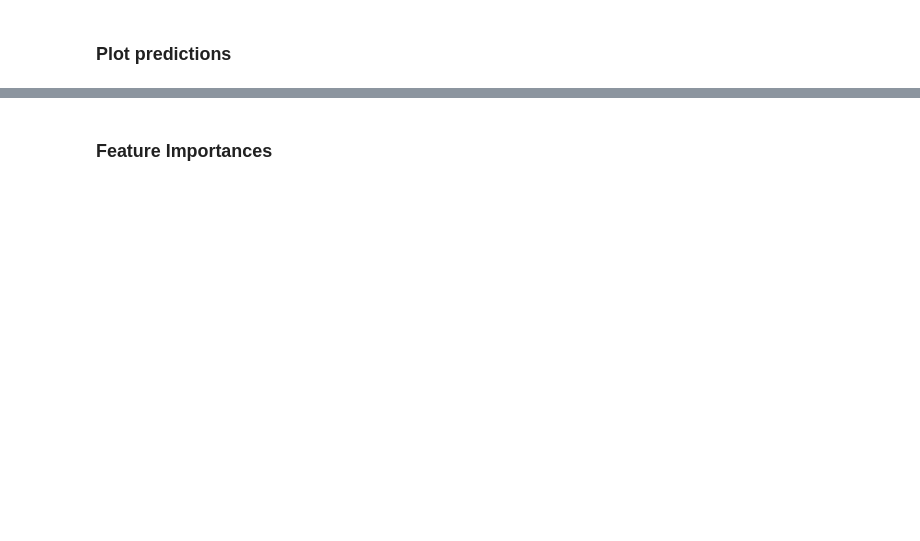
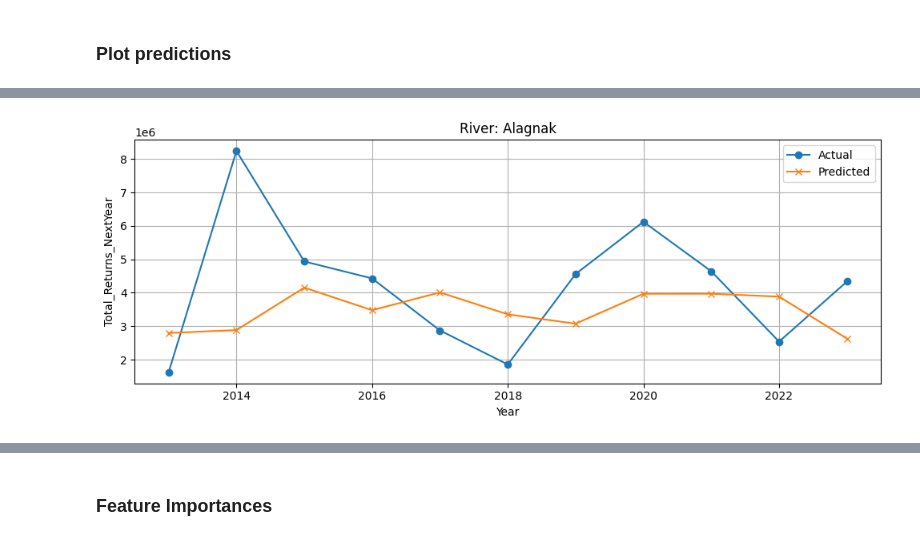
Before and after one commit to schmidj/PredictSalmonRuns, a Jupyter notebook: notebooks/build_model_randomforest.ipynb, the cells around one changed output, grey strips where cells are left out. Saved outputs shown, nothing was run; the diff lists cells and outputs as text; code cells hidden in the pictures; blank space fills up the shorter version.

```diff
--- a/notebooks/build_model_randomforest.ipynb
+++ b/notebooks/build_model_randomforest.ipynb
@@ -85,3 +157,7 @@ plot_predictions_by_river(results["Timeline"])
+# %%
+plot_predictions_by_river(results["Timeline"])
+# %% [output]
+[figure, added]
 # %%
 # Plot Predicted vs Actual
 plot_actual_vs_predicted(results)
```
Also changed, not shown: parts of 16 cells of this notebook, 1 other file.
